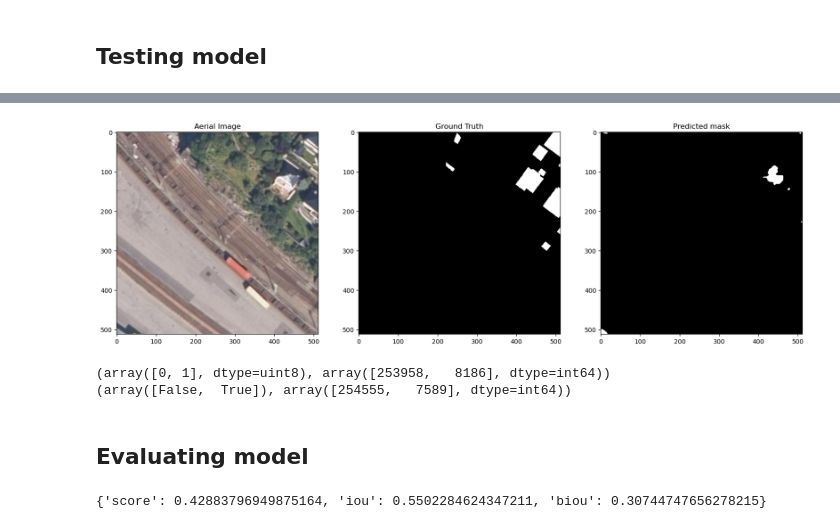
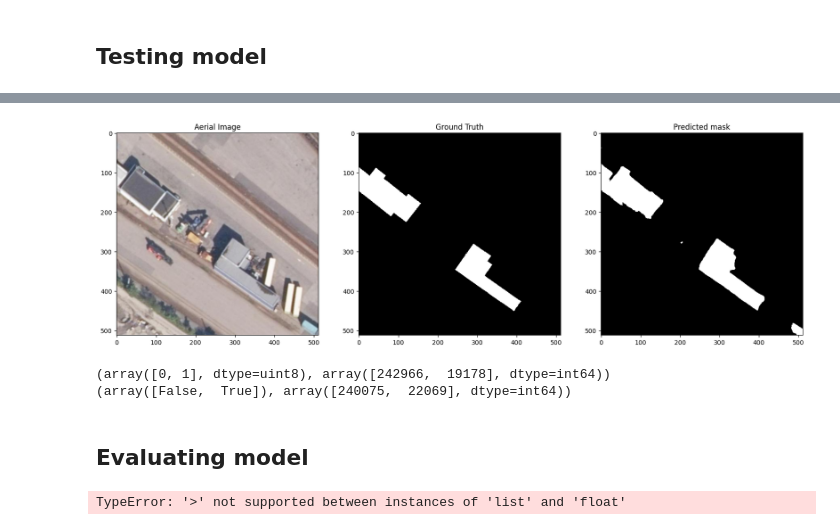
Before and after one commit to erikx50/A-Machine-Learning-approach-for-Building-Segmentation-using-laser-data, a Jupyter notebook: 1c_Test_U-Net.ipynb, the cells around one changed output, grey strips where cells are left out. Saved outputs shown, nothing was run; the diff lists cells and outputs as text; code cells hidden in the pictures.

```diff
--- a/1c_Test_U-Net.ipynb
+++ b/1c_Test_U-Net.ipynb
@@ -79,3 +79,3 @@ TypeError: VariableSpec.__init__() takes from 2 to 4 positional arguments but 5
 # %%
-Y_pred = model.predict(X_test[0:5])
+Y_pred = model.predict(X_test[0:25])
 # %% [output]
@@ -83,30 +83,30 @@ Y_pred = model.predict(X_test[0:5])
 # %%
 # Display predicted image mask
 
-index = 1
+index = 4
 
 plt.figure(figsize=(20,20))
 plt.subplot(231)
 plt.title('Aerial Image')
 plt.imshow(X_test[index])
 plt.subplot(232)
 plt.title('Ground Truth')
 plt.imshow(Y_test[index], cmap='gray')
 plt.subplot(233)
 plt.title('Predicted mask')
 plt.imshow((Y_pred > 0.5)[index], cmap='gray')
 plt.show()
 
 print(np.unique(Y_test[index], return_counts=True))
 print(np.unique((Y_pred > 0.5)[index], return_counts=True))
 # %% [output]
-[figure, old version]
+[figure, new version]
-(array([0, 1], dtype=uint8), array([253958,   8186], dtype=int64))
-(array([False,  True]), array([254555,   7589], dtype=int64))
+(array([0, 1], dtype=uint8), array([242966,  19178], dtype=int64))
+(array([False,  True]), array([240075,  22069], dtype=int64))
 # %% [markdown]
 ## Evaluating model
 # %%
-score = calculate_score(np.squeeze((Y_pred > 0.3), -1).astype(np.uint8), Y_test[0:50])
+score = calculate_score(np.squeeze((Y_pred > 0.5), -1).astype(np.uint8), Y_test[0:25])
 print(score)
 # %% [output]
-{'score': 0.42883796949875164, 'iou': 0.5502284624347211, 'biou': 0.30744747656278215}
+TypeError: '>' not supported between instances of 'list' and 'float'
```
Also changed, not shown: parts of 4 cells of this notebook, 5 other files.
